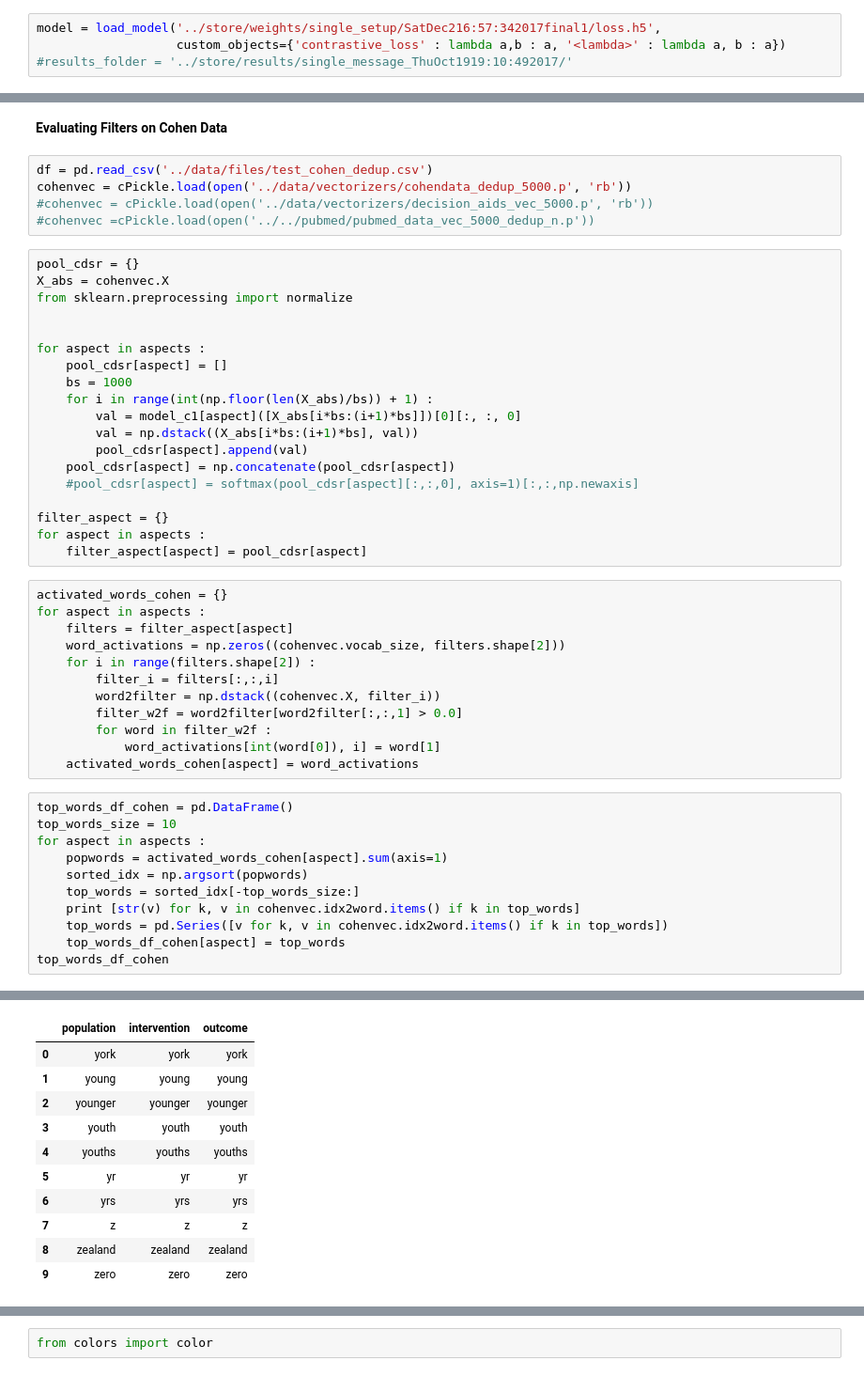
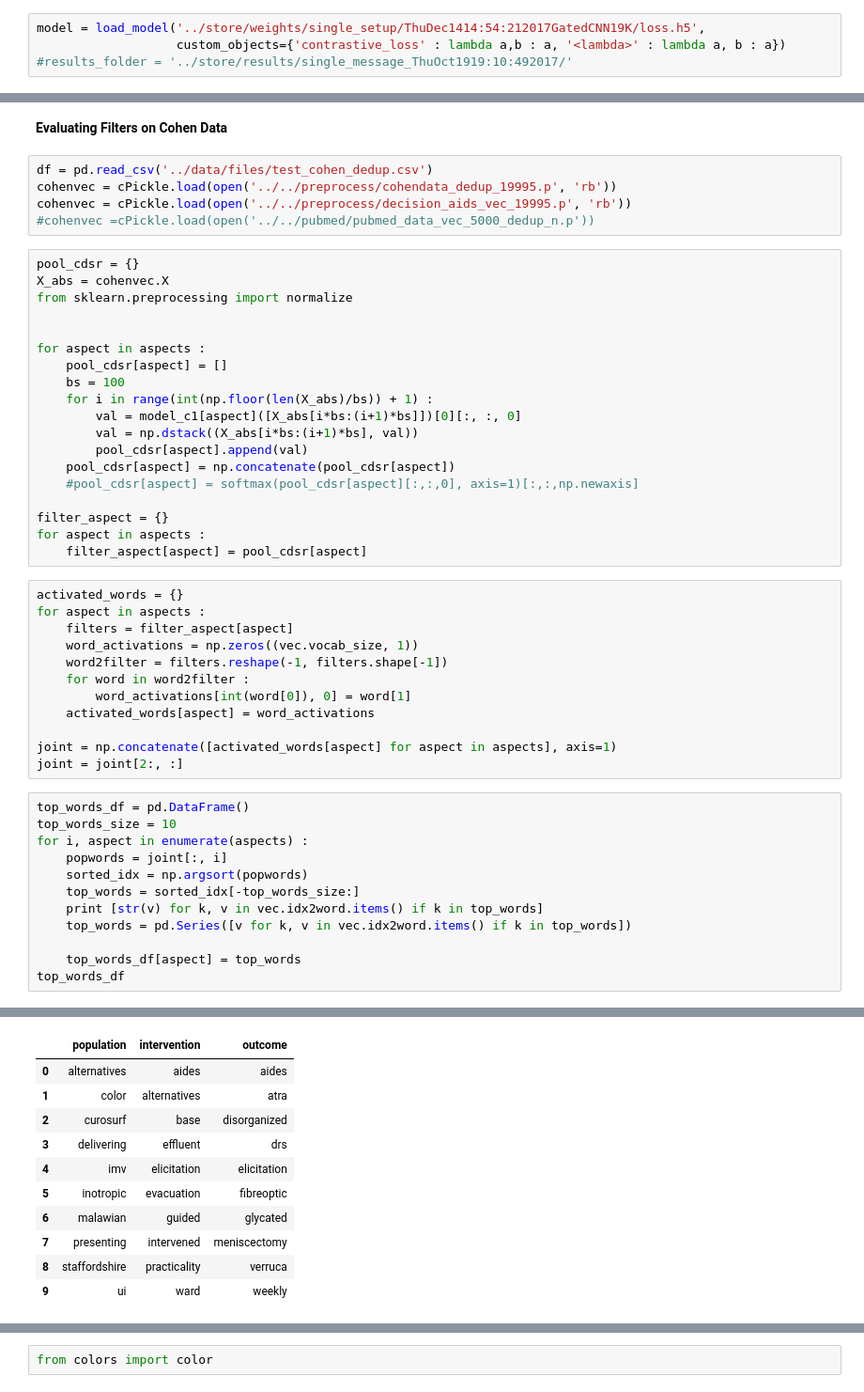
Before and after one commit to gelang93/neural-nlp, a Jupyter notebook: experiments/code/Filter Viz Single.ipynb, the cells around one changed output, grey strips where cells are left out. Shown at 94% size. Saved outputs shown, nothing was run; the diff lists cells and outputs as text.

```diff
--- a/experiments/code/Filter Viz Single.ipynb
+++ b/experiments/code/Filter Viz Single.ipynb
@@ -24,7 +24,7 @@ for input in C['inputs'] :
     input_range = index[input]
     C[input] = vec.X[input_range[0]:input_range[1]]
 # %%
-model = load_model('../store/weights/single_setup/SatDec216:57:342017final1/loss.h5',
+model = load_model('../store/weights/single_setup/ThuDec1414:54:212017GatedCNN19K/loss.h5',
                    custom_objects={'contrastive_loss' : lambda a,b : a, '<lambda>' : lambda a, b : a})
 #results_folder = '../store/results/single_message_ThuOct1919:10:492017/'
 # %%
@@ -79,8 +88,8 @@ top_words_df
 <b>Evaluating Filters on Cohen Data</b>
 # %%
 df = pd.read_csv('../data/files/test_cohen_dedup.csv')
-cohenvec = cPickle.load(open('../data/vectorizers/cohendata_dedup_5000.p', 'rb'))
-#cohenvec = cPickle.load(open('../data/vectorizers/decision_aids_vec_5000.p', 'rb'))
+cohenvec = cPickle.load(open('../../preprocess/cohendata_dedup_19995.p', 'rb'))
+cohenvec = cPickle.load(open('../../preprocess/decision_aids_vec_19995.p', 'rb'))
 #cohenvec =cPickle.load(open('../../pubmed/pubmed_data_vec_5000_dedup_n.p'))
 # %%
 pool_cdsr = {}
@@ -90,7 +99,7 @@ from sklearn.preprocessing import normalize
 
 for aspect in aspects :
     pool_cdsr[aspect] = []
-    bs = 1000
+    bs = 100
     for i in range(int(np.floor(len(X_abs)/bs)) + 1) :
         val = model_c1[aspect]([X_abs[i*bs:(i+1)*bs]])[0][:, :, 0]
         val = np.dstack((X_abs[i*bs:(i+1)*bs], val))
@@ -102,26 +111,27 @@ filter_aspect = {}
 for aspect in aspects :
     filter_aspect[aspect] = pool_cdsr[aspect]
 # %%
-activated_words_cohen = {}
+activated_words = {}
 for aspect in aspects :
     filters = filter_aspect[aspect]
-    word_activations = np.zeros((cohenvec.vocab_size, filters.shape[2]))
-    for i in range(filters.shape[2]) :
-        filter_i = filters[:,:,i]
-        word2filter = np.dstack((cohenvec.X, filter_i))
-        filter_w2f = word2filter[word2filter[:,:,1] > 0.0]
-        for word in filter_w2f :
-            word_activations[int(word[0]), i] = word[1]
-    activated_words_cohen[aspect] = word_activations
+    word_activations = np.zeros((vec.vocab_size, 1))
+    word2filter = filters.reshape(-1, filters.shape[-1])
+    for word in word2filter :
+        word_activations[int(word[0]), 0] = word[1]
+    activated_words[aspect] = word_activations
+
+joint = np.concatenate([activated_words[aspect] for aspect in aspects], axis=1)
+joint = joint[2:, :]
 # %%
-top_words_df_cohen = pd.DataFrame()
+top_words_df = pd.DataFrame()
 top_words_size = 10
-for aspect in aspects :
-    popwords = activated_words_cohen[aspect].sum(axis=1)
+for i, aspect in enumerate(aspects) :
+    popwords = joint[:, i]
     sorted_idx = np.argsort(popwords)
     top_words = sorted_idx[-top_words_size:]
-    print [str(v) for k, v in cohenvec.idx2word.items() if k in top_words]
-    top_words = pd.Series([v for k, v in cohenvec.idx2word.items() if k in top_words])
-    top_words_df_cohen[aspect] = top_words
-top_words_df_cohen
+    print [str(v) for k, v in vec.idx2word.items() if k in top_words]
+    top_words = pd.Series([v for k, v in vec.idx2word.items() if k in top_words])
+
+    top_words_df[aspect] = top_words
+top_words_df
 # %% [output]
@@ -131,11 +141,11 @@ top_words_df_cohen
 |  | population | intervention | outcome |
-| 0 | york | york | york |
-| 1 | young | young | young |
-| 2 | younger | younger | younger |
-| 3 | youth | youth | youth |
-| 4 | youths | youths | youths |
-| 5 | yr | yr | yr |
-| 6 | yrs | yrs | yrs |
-| 7 | z | z | z |
-| 8 | zealand | zealand | zealand |
-| 9 | zero | zero | zero |
+| 0 | alternatives | aides | aides |
+| 1 | color | alternatives | atra |
+| 2 | curosurf | base | disorganized |
+| 3 | delivering | effluent | drs |
+| 4 | imv | elicitation | elicitation |
+| 5 | inotropic | evacuation | fibreoptic |
+| 6 | malawian | guided | glycated |
+| 7 | presenting | intervened | meniscectomy |
+| 8 | staffordshire | practicality | verruca |
+| 9 | ui | ward | weekly |
```
Also changed, not shown: parts of 11 cells of this notebook, 56 other files.
